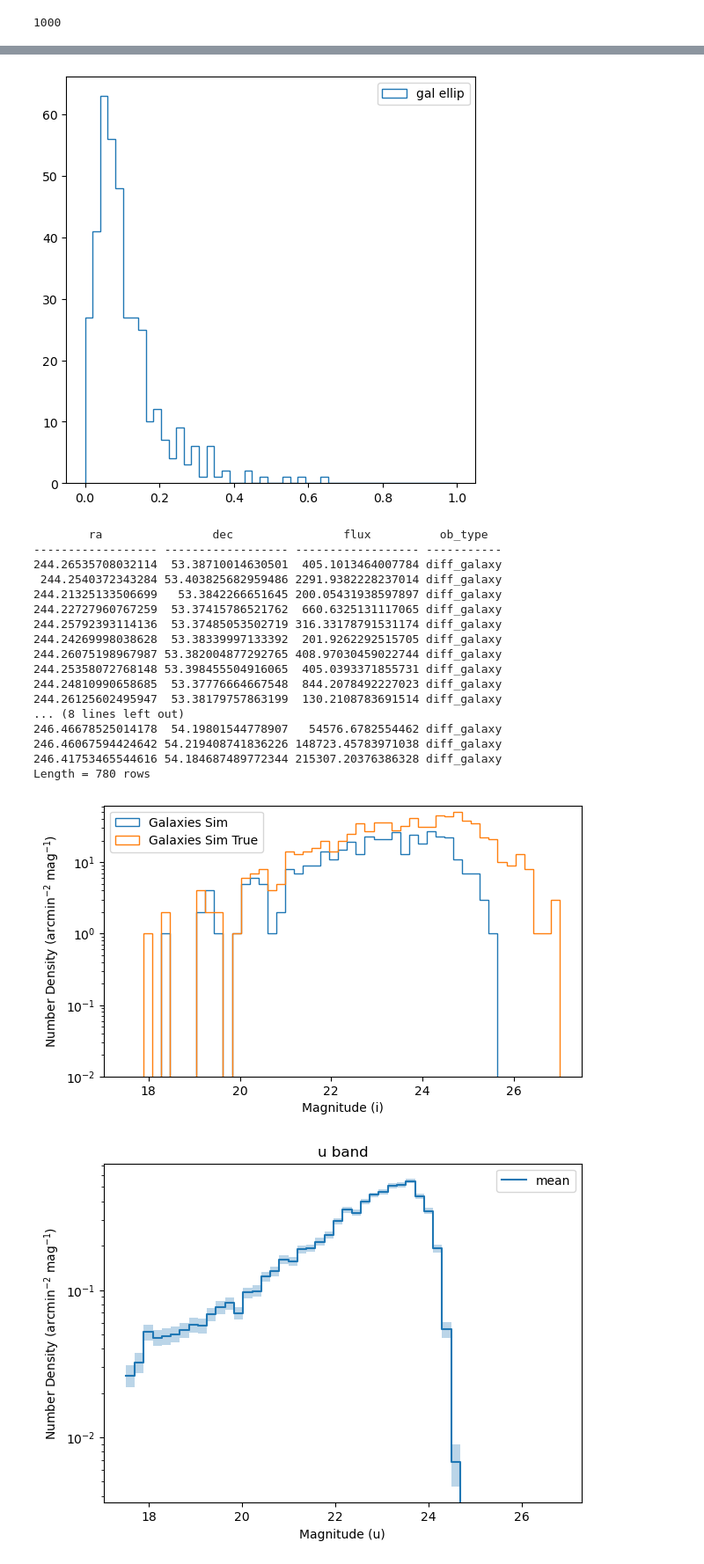
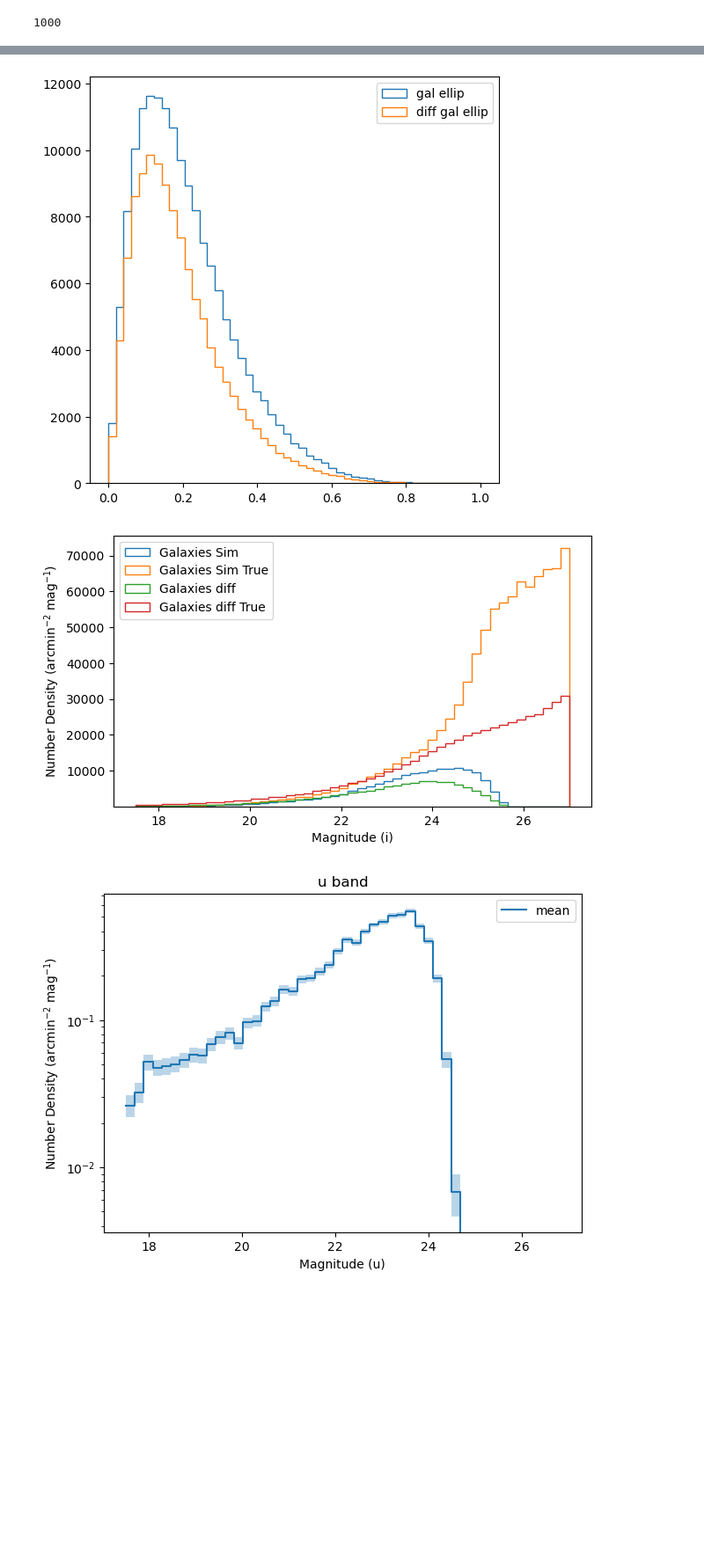
Before and after one commit to philipladuca24/LSST-SimCatVal, a Jupyter notebook: LSST-SimCatVal/full_run_plots.ipynb, the cells around one changed output, grey strips where cells are left out. Shown at 88% size. Saved outputs shown, nothing was run; the diff lists cells and outputs as text; code cells hidden in the pictures; blank space fills up the shorter version.

```diff
--- a/LSST-SimCatVal/full_run_plots.ipynb
+++ b/LSST-SimCatVal/full_run_plots.ipynb
@@ -117,5 +139,5 @@ full_cats = {
 # %%
-with open(f'/hildafs/home/pladuca/main/lsst-sim-package/LSST-SimCatVal/LSST-SimCatVal/outputs/full_cat_vdiff2.pkl', "wb") as f:
+with open(f'/hildafs/home/pladuca/main/lsst-sim-package/LSST-SimCatVal/LSST-SimCatVal/outputs/full_cat_{folder}.pkl', "wb") as f:
     pickle.dump(full_cats, f)
 # %%
 print(max(full_cats['i']['obs_ind'])+1)
@@ -124,6 +146,6 @@ print(max(full_cats['i']['obs_ind'])+1)
 # %%
 bands = 'ugrizy'
-base = '/hildafs/home/pladuca/main/lsst-sim-package/LSST-SimCatVal/LSST-SimCatVal/outputs_vdiff2/'
+base = f'/hildafs/home/pladuca/main/lsst-sim-package/LSST-SimCatVal/LSST-SimCatVal/outputs_{folder}/'
 cats_by_band = {b: [] for b in bands}
 i = 0
 for entry in os.scandir(base):
@@ -138,6 +160,7 @@ for entry in os.scandir(base):
         if i % 100 == 0:
             print(i)
         for b in bands:
+            cat['obs_ind'] = i
             cats_by_band[b].append(cat[b])
         i += 1
     except (OSError, pickle.PickleError) as e:
@@ -162,12 +185,16 @@ true_cats = {
 # %%
-with open(f'/hildafs/home/pladuca/main/lsst-sim-package/LSST-SimCatVal/LSST-SimCatVal/outputs/true_cat_vdiff2.pkl', "wb") as f:
+with open(f'/hildafs/home/pladuca/main/lsst-sim-package/LSST-SimCatVal/LSST-SimCatVal/outputs/true_cat_{folder}.pkl', "wb") as f:
     pickle.dump(true_cats, f)
 # %%
 print(i)
 # %% [output]
 1000
 # %%
-# with open(f'/hildafs/home/pladuca/main/lsst-sim-package/LSST-SimCatVal/LSST-SimCatVal/outputs/full_cat_v4.pkl', "rb") as f:
-#     full_cats = pickle.load(f)
-# with open(f'/hildafs/home/pladuca/main/lsst-sim-package/LSST-SimCatVal/LSST-SimCatVal/outputs/true_cat_v4.pkl', "rb") as f:
-#     true_cats = pickle.load(f)
+with open(f'/hildafs/home/pladuca/main/lsst-sim-package/LSST-SimCatVal/LSST-SimCatVal/outputs/full_cat_v6.pkl', "rb") as f:
+    full_cats = pickle.load(f)
+with open(f'/hildafs/home/pladuca/main/lsst-sim-package/LSST-SimCatVal/LSST-SimCatVal/outputs/true_cat_v6.pkl', "rb") as f:
+    true_cats = pickle.load(f)
+with open(f'/hildafs/home/pladuca/main/lsst-sim-package/LSST-SimCatVal/LSST-SimCatVal/outputs/full_cat_vdiffnew.pkl', "rb") as f:
+    full_cats_n = pickle.load(f)
+with open(f'/hildafs/home/pladuca/main/lsst-sim-package/LSST-SimCatVal/LSST-SimCatVal/outputs/true_cat_vdiffnew.pkl', "rb") as f:
+    true_cats_n = pickle.load(f)
@@ -260,10 +293,15 @@ e1 = (gals['base_SdssShape_xx'] - gals['base_SdssShape_yy'])/(gals['base_SdssSha
 e2 = 2*(gals['base_SdssShape_xy'])/(gals['base_SdssShape_xx'] + gals['base_SdssShape_yy'])
 ellip = np.sqrt((e1)**2 + (e2)**2)
 
+e1 = (gals_n['base_SdssShape_xx'] - gals_n['base_SdssShape_yy'])/(gals_n['base_SdssShape_xx'] + gals_n['base_SdssShape_yy'])
+e2 = 2*(gals_n['base_SdssShape_xy'])/(gals_n['base_SdssShape_xx'] + gals_n['base_SdssShape_yy'])
+ellip_n = np.sqrt((e1)**2 + (e2)**2)
+
 ellip_bins = np.linspace(0,1,50)
 fig, ax = plt.subplots(figsize=(6,6))
 plt.hist(ellip, ellip_bins, histtype="step", label="gal ellip")
+plt.hist(ellip_n, ellip_bins, histtype="step", label="diff gal ellip")
 plt.legend()
 plt.show()
 # %% [output]
-[figure, old version]
+[figure, new version]
@@ -273,58 +308,46 @@ with open(f'/hildafs/home/pladuca/main/lsst-sim-package/LSST-SimCatVal/LSST-SimC
 # %%
 gal_meas = gals[(gals['base_PsfFlux_instFlux']/gals['base_PsfFlux_instFluxErr'] >= 10)]
-# gal_meas = gal_meas[(gal_meas['deblend_nChild'] == 0) &
-#     (gal_meas['base_SdssShape_flag'] == False) &
-#     (gal_meas['modelfit_CModel_instFlux'] >= 0) &
-#     (gal_meas['modelfit_CModel_flag'] == False) &
-#     (gal_meas['ext_gaap_GaapFlux_1_15x_Optimal_instFlux'] >= 0) &
-#     (gal_meas['base_SdssCentroid_flag'] == False) &
-#     (gal_meas['ext_gaap_GaapFlux_flag'] == False) &
-#     (gal_meas['base_ClassificationSizeExtendedness_flag'] == False)]
-gal_true = true_cats[b][true_cats[b]['ob_type'] == 'diff_galaxy']
-print(gal_true)
+gal_meas_n = gals_n[(gals_n['base_PsfFlux_instFlux']/gals_n['base_PsfFlux_instFluxErr'] >= 10)]
+
+gal_true = true_cats[b][true_cats[b]['ob_type'] == 'galaxy']
+gal_true_n = true_cats_n[b][true_cats_n[b]['ob_type'] == 'diff_galaxy']
+
 count = max(full_cats[b]['obs_ind']) + 1
+count_n = max(full_cats_n[b]['obs_ind']) + 1
 area = count* (900 * 0.2/60) **2
+area_n = count_n* (900 * 0.2/60) **2
+t_area = (count + 3)* (900 * 0.2/60) **2
+t_area_n = (count_n + 3)* (900 * 0.2/60) **2
 
 mag_bins = np.linspace(17.5, 27, 50)
 bin_size = mag_bins[1] - mag_bins[0]
 fig, ax = plt.subplots(1,figsize=(7,4))
 
 cut_sim_mag = -2.5 * np.log10(gal_meas['modelfit_CModel_instFlux']) + 31.4
 sim_weight = np.full_like(cut_sim_mag, 1/(area*bin_size))
+cut_sim_mag_n = -2.5 * np.log10(gal_meas_n['modelfit_CModel_instFlux']) + 31.4
+sim_weight_n = np.full_like(cut_sim_mag_n, 1/(area_n*bin_size))
 
 true_mag = -2.5* np.log10(gal_true['flux']) + 31.4
-true_weight = np.full_like(true_mag, 1/(area*bin_size))
+true_weight = np.full_like(true_mag, 1/(t_area*bin_size))
+true_mag_n = -2.5* np.log10(gal_true_n['flux']) + 31.4
+true_weight_n = np.full_like(true_mag_n, 1/(t_area_n*bin_size))
 
 # ghist_dp1, bins, _ =ax.hist(dp1['mag'], dp1['bins'], weights=dp1['weights'], histtype="step",label="Galaxies ECDFS")
 # ghist_sim, bins, _ =ax.hist(cut_sim_mag, mag_bins, weights=sim_weight, histtype="step",label='Galaxies Sim')
 # ghist_sim, bins, _ =ax.hist(true_mag, mag_bins, weights=true_weight, histtype="step",label='Galaxies Sim True')
 ghist_sim, bins, _ =ax.hist(cut_sim_mag, mag_bins, histtype="step",label='Galaxies Sim')
 ghist_sim, bins, _ =ax.hist(true_mag, mag_bins, histtype="step",label='Galaxies Sim True')
+ghist_sim, bins, _ =ax.hist(cut_sim_mag_n, mag_bins, histtype="step",label='Galaxies diff')
+ghist_sim, bins, _ =ax.hist(true_mag_n, mag_bins, histtype="step",label='Galaxies diff True')
 ax.set_xlabel("Magnitude (i)")
 ax.set_ylabel("Number Density (arcmin$^{-2}$ mag$^{-1}$)")
-ax.set_yscale('log')
+# ax.set_yscale('log')
 ax.legend()
 ax.set_ylim(10e-3)
 plt.show()
 # %% [output]
-        ra                dec                flux          ob_type
------------------- ------------------ ------------------ -----------
-244.26535708032114  53.38710014630501  405.1013464007784 diff_galaxy
- 244.2540372343284 53.403825682959486 2291.9382228237014 diff_galaxy
-244.21325133506699   53.3842266651645 200.05431938597897 diff_galaxy
-244.22727960767259  53.37415786521762  660.6325131117065 diff_galaxy
-244.25792393114136  53.37485053502719 316.33178791531174 diff_galaxy
-244.24269998038628  53.38339997133392  201.9262292515705 diff_galaxy
-244.26075198967987 53.382004877292765 408.97030459022744 diff_galaxy
-244.25358072768148 53.398455504916065  405.0393371855731 diff_galaxy
-244.24810990658685  53.37776664667548  844.2078492227023 diff_galaxy
-244.26125602495947  53.38179757863199  130.2108783691514 diff_galaxy
-... (8 lines left out)
-246.46678525014178  54.19801544778907   54576.6782554462 diff_galaxy
-246.46067594424642 54.219408741836226 148723.45783971038 diff_galaxy
-246.41753465544616 54.184687489772344 215307.20376386328 diff_galaxy
-Length = 780 rows
-[figure, old version]
+[figure, new version]
 # %%
 ## bootstrap error
 count = max(full_cats[b]['obs_ind'])
```
Also changed, not shown: parts of 12 cells of this notebook, 3 other files.
